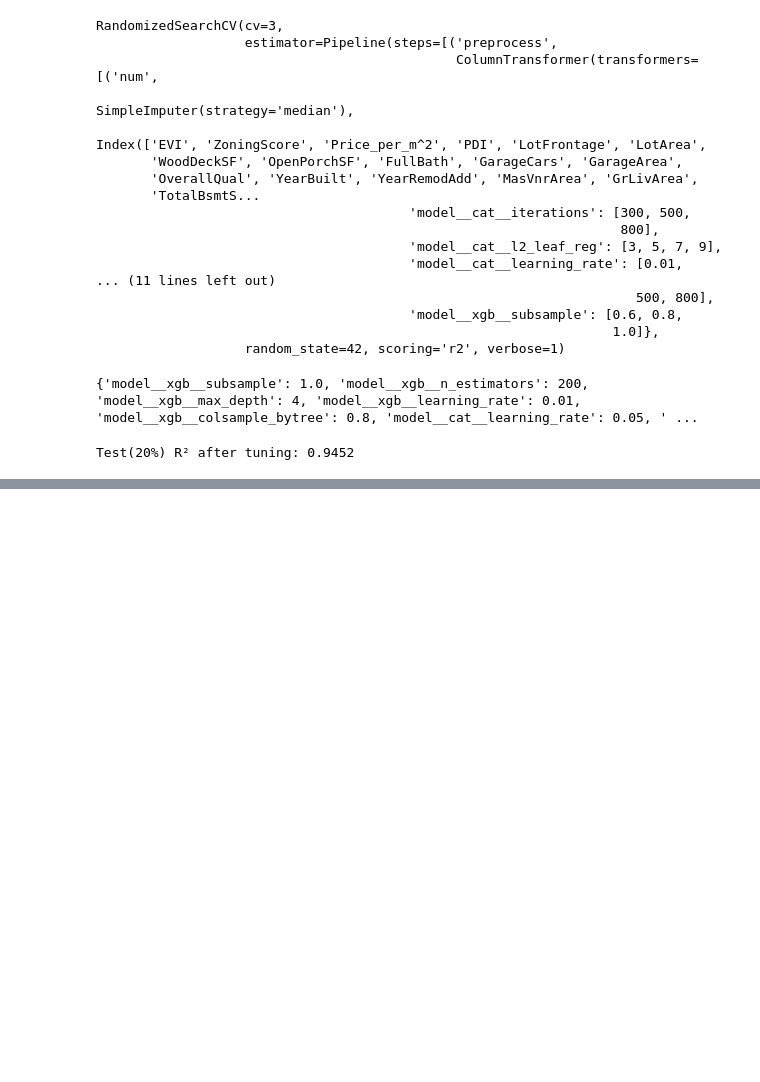
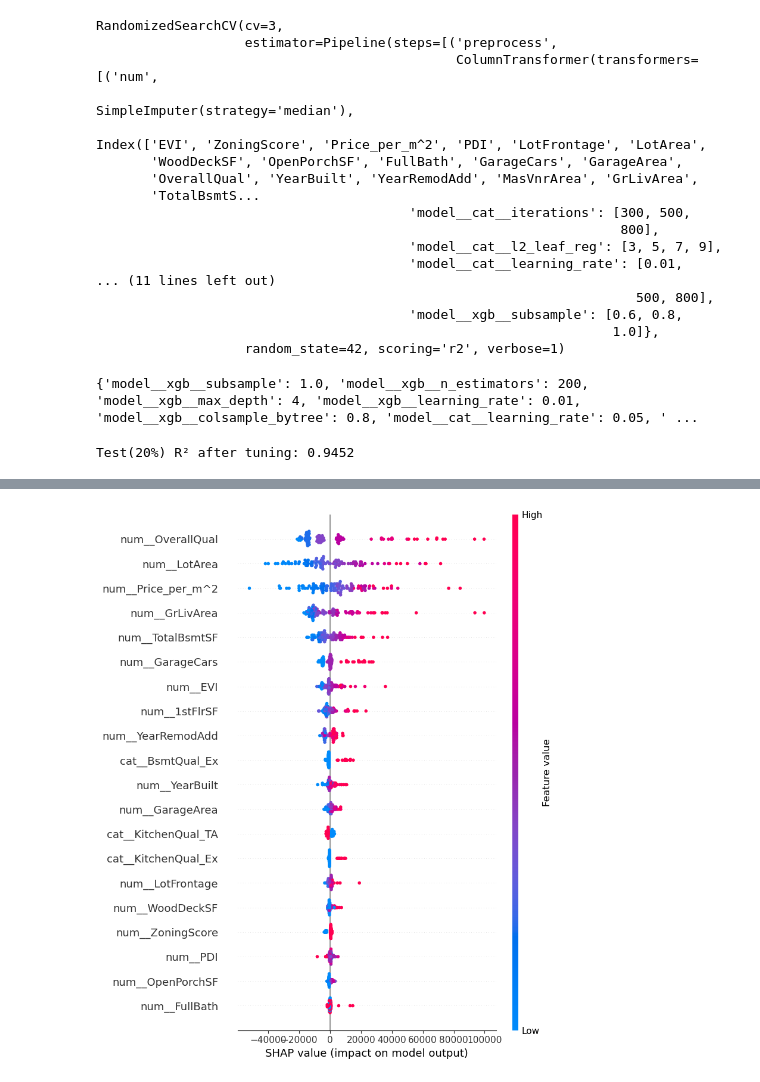
Before and after one commit to OctaMarina/house-price-prediction-integra, a Jupyter notebook: notebooks/regression_models_full_dataset_frunza_roxana.ipynb, the cells around one changed output, grey strips where cells are left out. Saved outputs shown, nothing was run; the diff lists cells and outputs as text; code cells hidden in the pictures; blank space fills up the shorter version.

```diff
--- a/notebooks/regression_models_full_dataset_frunza_roxana.ipynb
+++ b/notebooks/regression_models_full_dataset_frunza_roxana.ipynb
@@ -1263,0 +1292,14 @@ Test(20%) R² after tuning: 0.9452
+# %%
+import shap
+
+shap_sample = X_valid.sample(min(100, len(X_valid)), random_state=42)
+
+xgb_model_only = best_xgb.named_steps["regressor"]
+X_valid_pre = best_xgb.named_steps["preprocess"].transform(shap_sample)
+
+explainer = shap.TreeExplainer(xgb_model_only)
+shap_values = explainer.shap_values(X_valid_pre)
+
+shap.summary_plot(shap_values, X_valid_pre, feature_names=best_xgb.named_steps["preprocess"].get_feature_names_out())
+# %% [output]
+[figure, added]
```
Also changed, not shown: parts of 13 cells of this notebook.
